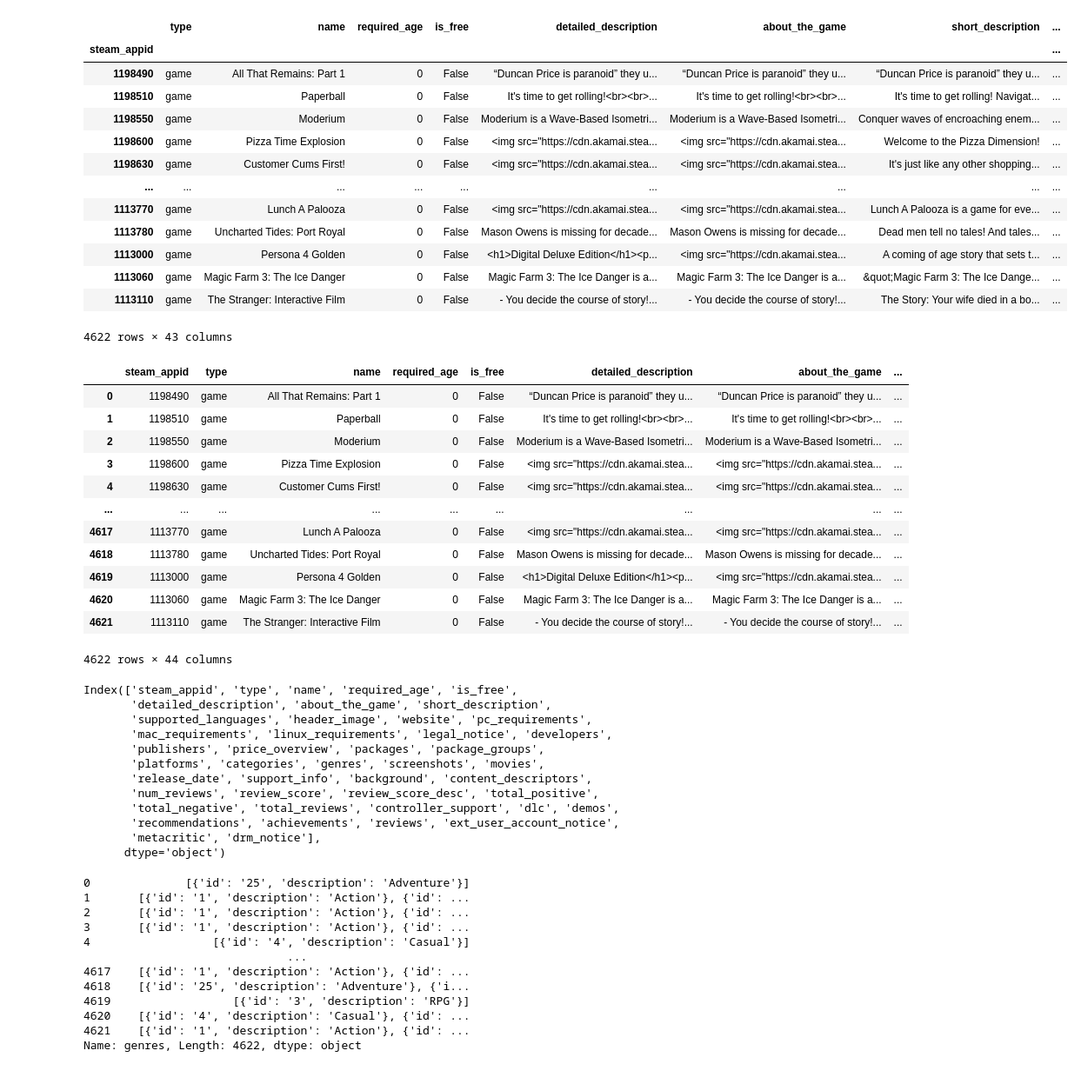
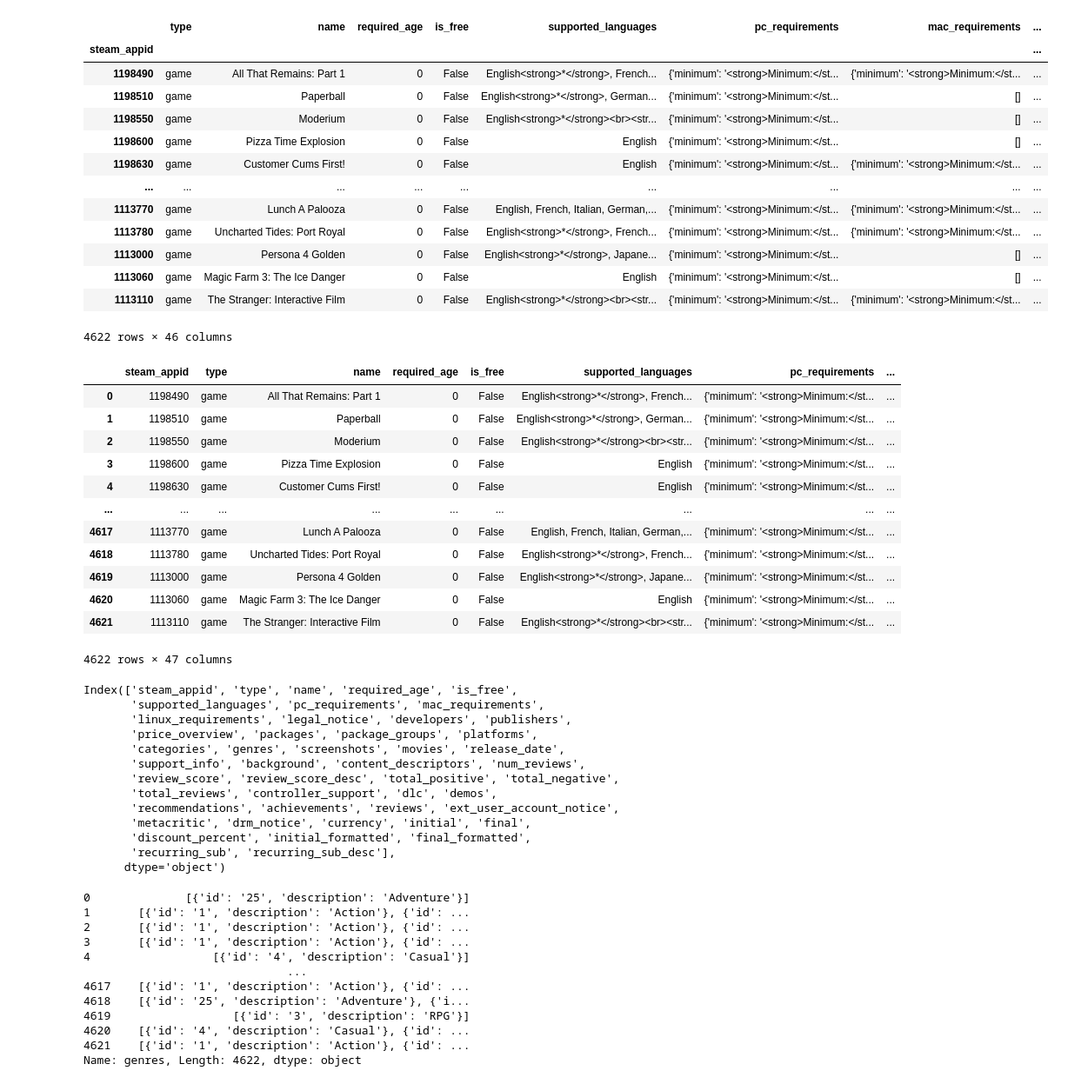
Before and after one commit to eceboran/steam_analytics, a Jupyter notebook: Code/Data Exploration/plots.ipynb, the cells around one changed output. Shown at 87% size. Saved outputs shown, nothing was run; the diff lists cells and outputs as text; code cells hidden in the pictures.

```diff
--- a/Code/Data Exploration/plots.ipynb
+++ b/Code/Data Exploration/plots.ipynb
@@ -20,60 +18,67 @@ from sqlalchemy.orm import sessionmaker
 # Directories
 # Main directory
 main_dir = os.path.abspath('..\\\\..\\\\')
-# Audio data directory
+# Data directory
 data_dir = os.path.join(main_dir, 'Data')
+# Source data directory
+data_source_dir = os.path.join(main_dir, 'Data', 'Source')
+# Preprocessing data directory
+data_preproc_dir = os.path.join(main_dir, 'Data', 'Preprocessing')
+# Database data directory
+data_database_dir = os.path.join(main_dir, 'Data', 'Database')
 # %%
 # Read the metadata file
 file_name = 'database_cleaned.csv'
-df = pd.read_csv(os.path.join(data_dir, file_name), header=0, index_col=0)
+df = pd.read_csv(os.path.join(data_preproc_dir, file_name), header=0, index_col=0)
 df
 # %% [output]
-|  | type | name | required_age | is_free | detailed_description | about_the_game | short_description | ... |
+|  | type | name | required_age | is_free | supported_languages | pc_requirements | mac_requirements | ... |
 | steam_appid |  |  |  |  |  |  |  | ... |
-| 1198490 | game | All That Remains: Part 1 | 0 | False | “Duncan Price is paranoid” they u... | “Duncan Price is paranoid” they u... | “Duncan Price is paranoid” they u... | ... |
-| 1198510 | game | Paperball | 0 | False | It's time to get rolling!<br><br>... | It's time to get rolling!<br><br>... | It's time to get rolling! Navigat... | ... |
-| 1198550 | game | Moderium | 0 | False | Moderium is a Wave-Based Isometri... | Moderium is a Wave-Based Isometri... | Conquer waves of encroaching enem... | ... |
-| 1198600 | game | Pizza Time Explosion | 0 | False | <img src="https://cdn.akamai.stea... | <img src="https://cdn.akamai.stea... | Welcome to the Pizza Dimension! | ... |
-| 1198630 | game | Customer Cums First! | 0 | False | <img src="https://cdn.akamai.stea... | <img src="https://cdn.akamai.stea... | It's just like any other shopping... | ... |
+| 1198490 | game | All That Remains: Part 1 | 0 | False | English<strong>*</strong>, French... | {'minimum': '<strong>Minimum:</st... | {'minimum': '<strong>Minimum:</st... | ... |
+| 1198510 | game | Paperball | 0 | False | English<strong>*</strong>, German... | {'minimum': '<strong>Minimum:</st... | [] | ... |
+| 1198550 | game | Moderium | 0 | False | English<strong>*</strong><br><str... | {'minimum': '<strong>Minimum:</st... | [] | ... |
+| 1198600 | game | Pizza Time Explosion | 0 | False | English | {'minimum': '<strong>Minimum:</st... | [] | ... |
+| 1198630 | game | Customer Cums First! | 0 | False | English | {'minimum': '<strong>Minimum:</st... | {'minimum': '<strong>Minimum:</st... | ... |
 | ... | ... | ... | ... | ... | ... | ... | ... | ... |
-| 1113770 | game | Lunch A Palooza | 0 | False | <img src="https://cdn.akamai.stea... | <img src="https://cdn.akamai.stea... | Lunch A Palooza is a game for eve... | ... |
-| 1113780 | game | Uncharted Tides: Port Royal | 0 | False | Mason Owens is missing for decade... | Mason Owens is missing for decade... | Dead men tell no tales! And tales... | ... |
-| 1113000 | game | Persona 4 Golden | 0 | False | <h1>Digital Deluxe Edition</h1><p... | <img src="https://cdn.akamai.stea... | A coming of age story that sets t... | ... |
-| 1113060 | game | Magic Farm 3: The Ice Danger | 0 | False | Magic Farm 3: The Ice Danger is a... | Magic Farm 3: The Ice Danger is a... | &quot;Magic Farm 3: The Ice Dange... | ... |
-| 1113110 | game | The Stranger: Interactive Film | 0 | False | - You decide the course of story!... | - You decide the course of story!... | The Story: Your wife died in a bo... | ... |
+| 1113770 | game | Lunch A Palooza | 0 | False | English, French, Italian, German,... | {'minimum': '<strong>Minimum:</st... | {'minimum': '<strong>Minimum:</st... | ... |
+| 1113780 | game | Uncharted Tides: Port Royal | 0 | False | English<strong>*</strong>, French... | {'minimum': '<strong>Minimum:</st... | {'minimum': '<strong>Minimum:</st... | ... |
+| 1113000 | game | Persona 4 Golden | 0 | False | English<strong>*</strong>, Japane... | {'minimum': '<strong>Minimum:</st... | [] | ... |
+| 1113060 | game | Magic Farm 3: The Ice Danger | 0 | False | English | {'minimum': '<strong>Minimum:</st... | [] | ... |
+| 1113110 | game | The Stranger: Interactive Film | 0 | False | English<strong>*</strong><br><str... | {'minimum': '<strong>Minimum:</st... | {'minimum': '<strong>Minimum:</st... | ... |
-4622 rows × 43 columns
+4622 rows × 46 columns
 # %%
 df = df.reset_index()
 # %%
 df
 # %% [output]
-|  | steam_appid | type | name | required_age | is_free | detailed_description | about_the_game | ... |
-| 0 | 1198490 | game | All That Remains: Part 1 | 0 | False | “Duncan Price is paranoid” they u... | “Duncan Price is paranoid” they u... | ... |
-| 1 | 1198510 | game | Paperball | 0 | False | It's time to get rolling!<br><br>... | It's time to get rolling!<br><br>... | ... |
-| 2 | 1198550 | game | Moderium | 0 | False | Moderium is a Wave-Based Isometri... | Moderium is a Wave-Based Isometri... | ... |
-| 3 | 1198600 | game | Pizza Time Explosion | 0 | False | <img src="https://cdn.akamai.stea... | <img src="https://cdn.akamai.stea... | ... |
-| 4 | 1198630 | game | Customer Cums First! | 0 | False | <img src="https://cdn.akamai.stea... | <img src="https://cdn.akamai.stea... | ... |
+|  | steam_appid | type | name | required_age | is_free | supported_languages | pc_requirements | ... |
+| 0 | 1198490 | game | All That Remains: Part 1 | 0 | False | English<strong>*</strong>, French... | {'minimum': '<strong>Minimum:</st... | ... |
+| 1 | 1198510 | game | Paperball | 0 | False | English<strong>*</strong>, German... | {'minimum': '<strong>Minimum:</st... | ... |
+| 2 | 1198550 | game | Moderium | 0 | False | English<strong>*</strong><br><str... | {'minimum': '<strong>Minimum:</st... | ... |
+| 3 | 1198600 | game | Pizza Time Explosion | 0 | False | English | {'minimum': '<strong>Minimum:</st... | ... |
+| 4 | 1198630 | game | Customer Cums First! | 0 | False | English | {'minimum': '<strong>Minimum:</st... | ... |
 | ... | ... | ... | ... | ... | ... | ... | ... | ... |
-| 4617 | 1113770 | game | Lunch A Palooza | 0 | False | <img src="https://cdn.akamai.stea... | <img src="https://cdn.akamai.stea... | ... |
-| 4618 | 1113780 | game | Uncharted Tides: Port Royal | 0 | False | Mason Owens is missing for decade... | Mason Owens is missing for decade... | ... |
-| 4619 | 1113000 | game | Persona 4 Golden | 0 | False | <h1>Digital Deluxe Edition</h1><p... | <img src="https://cdn.akamai.stea... | ... |
-| 4620 | 1113060 | game | Magic Farm 3: The Ice Danger | 0 | False | Magic Farm 3: The Ice Danger is a... | Magic Farm 3: The Ice Danger is a... | ... |
-| 4621 | 1113110 | game | The Stranger: Interactive Film | 0 | False | - You decide the course of story!... | - You decide the course of story!... | ... |
+| 4617 | 1113770 | game | Lunch A Palooza | 0 | False | English, French, Italian, German,... | {'minimum': '<strong>Minimum:</st... | ... |
+| 4618 | 1113780 | game | Uncharted Tides: Port Royal | 0 | False | English<strong>*</strong>, French... | {'minimum': '<strong>Minimum:</st... | ... |
+| 4619 | 1113000 | game | Persona 4 Golden | 0 | False | English<strong>*</strong>, Japane... | {'minimum': '<strong>Minimum:</st... | ... |
+| 4620 | 1113060 | game | Magic Farm 3: The Ice Danger | 0 | False | English | {'minimum': '<strong>Minimum:</st... | ... |
+| 4621 | 1113110 | game | The Stranger: Interactive Film | 0 | False | English<strong>*</strong><br><str... | {'minimum': '<strong>Minimum:</st... | ... |
-4622 rows × 44 columns
+4622 rows × 47 columns
 # %%
 df.columns
 # %% [output]
 Index(['steam_appid', 'type', 'name', 'required_age', 'is_free',
-       'detailed_description', 'about_the_game', 'short_description',
-       'supported_languages', 'header_image', 'website', 'pc_requirements',
-       'mac_requirements', 'linux_requirements', 'legal_notice', 'developers',
-       'publishers', 'price_overview', 'packages', 'package_groups',
-       'platforms', 'categories', 'genres', 'screenshots', 'movies',
-       'release_date', 'support_info', 'background', 'content_descriptors',
-       'num_reviews', 'review_score', 'review_score_desc', 'total_positive',
-       'total_negative', 'total_reviews', 'controller_support', 'dlc', 'demos',
+       'supported_languages', 'pc_requirements', 'mac_requirements',
+       'linux_requirements', 'legal_notice', 'developers', 'publishers',
+       'price_overview', 'packages', 'package_groups', 'platforms',
+       'categories', 'genres', 'screenshots', 'movies', 'release_date',
+       'support_info', 'background', 'content_descriptors', 'num_reviews',
+       'review_score', 'review_score_desc', 'total_positive', 'total_negative',
+       'total_reviews', 'controller_support', 'dlc', 'demos',
        'recommendations', 'achievements', 'reviews', 'ext_user_account_notice',
-       'metacritic', 'drm_notice'],
+       'metacritic', 'drm_notice', 'currency', 'initial', 'final',
+       'discount_percent', 'initial_formatted', 'final_formatted',
+       'recurring_sub', 'recurring_sub_desc'],
       dtype='object')
 # %%
 df.genres
```
Also changed, not shown: parts of 15 cells of this notebook, 2 other files.
